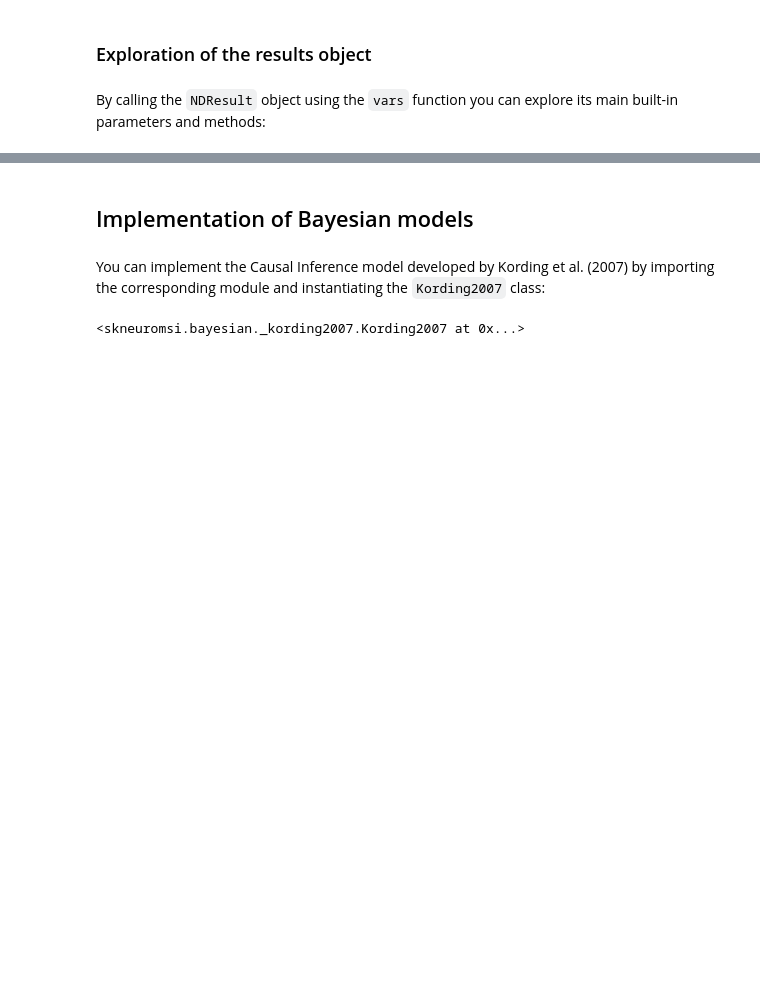
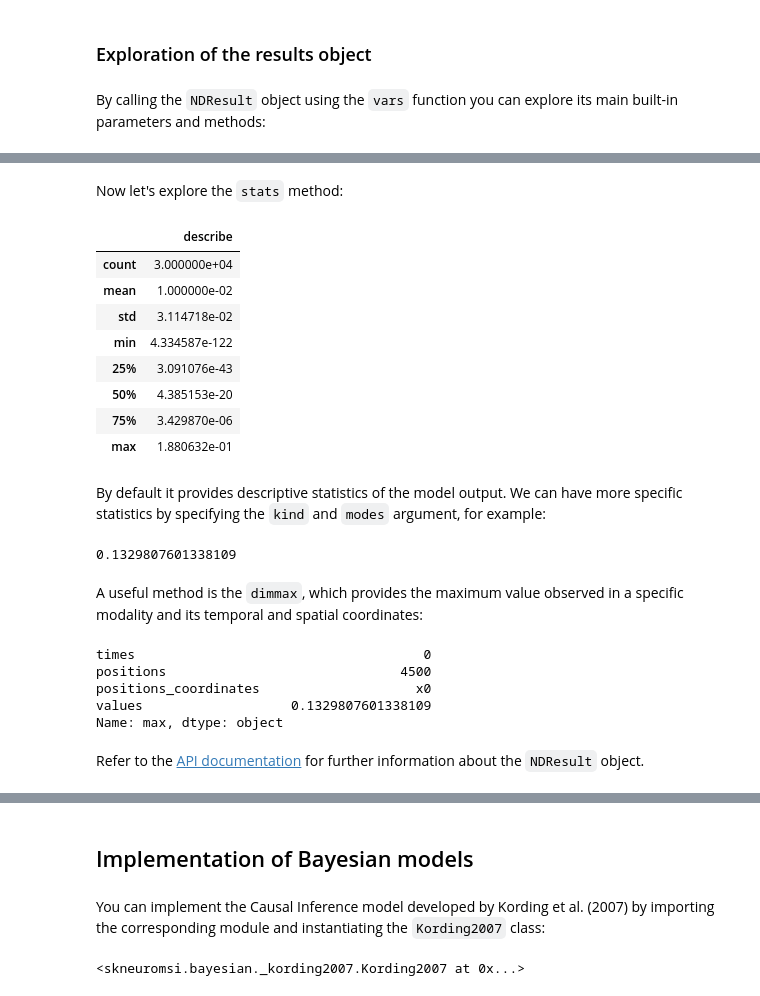
Before and after one commit to renatoparedes/scikit-neuromsi, a Jupyter notebook: docs/source/implement_models.ipynb, the cells around one changed output, grey strips where cells are left out. Saved outputs shown, nothing was run; the diff lists cells and outputs as text; code cells hidden in the pictures; blank space fills up the shorter version.

```diff
--- a/docs/source/implement_models.ipynb
+++ b/docs/source/implement_models.ipynb
@@ -132,0 +131,32 @@ We observe metadata related to the model that was executed to generate the resul
+# %% [markdown]
+Now let's explore the `stats` method:
+# %%
+res.stats()
+# %% [output]
+|  | describe |
+| count | 3.000000e+04 |
+| mean | 1.000000e-02 |
+| std | 3.114718e-02 |
+| min | 4.334587e-122 |
+| 25% | 3.091076e-43 |
+| 50% | 4.385153e-20 |
+| 75% | 3.429870e-06 |
+| max | 1.880632e-01 |
+# %% [markdown]
+By default it provides descriptive statistics of the model output. We can have more specific statistics by specifying the `kind` and `modes` argument, for example:
+# %%
+res.stats(kind="max", modes= "visual")
+# %% [output]
+0.1329807601338109
+# %% [markdown]
+A useful method is the `dimmax`, which provides the maximum value observed in a specific modality and its temporal and spatial coordinates:
+# %%
+res.stats.dimmax(modes="visual")
+# %% [output]
+times                                     0
+positions                              4500
+positions_coordinates                    x0
+values                   0.1329807601338109
+Name: max, dtype: object
+# %% [markdown]
+Refer to the [API documentation](https://scikit-neuromsi.readthedocs.io/en/latest/api/core/ndresult/index.html) for further information about the `NDResult` object.
```
Also changed, not shown: parts of 55 cells of this notebook, 11 other files.
